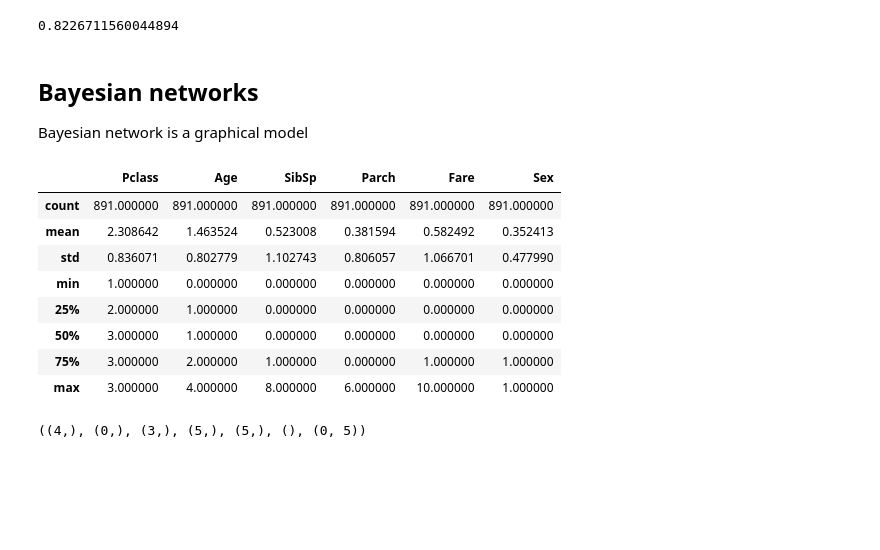
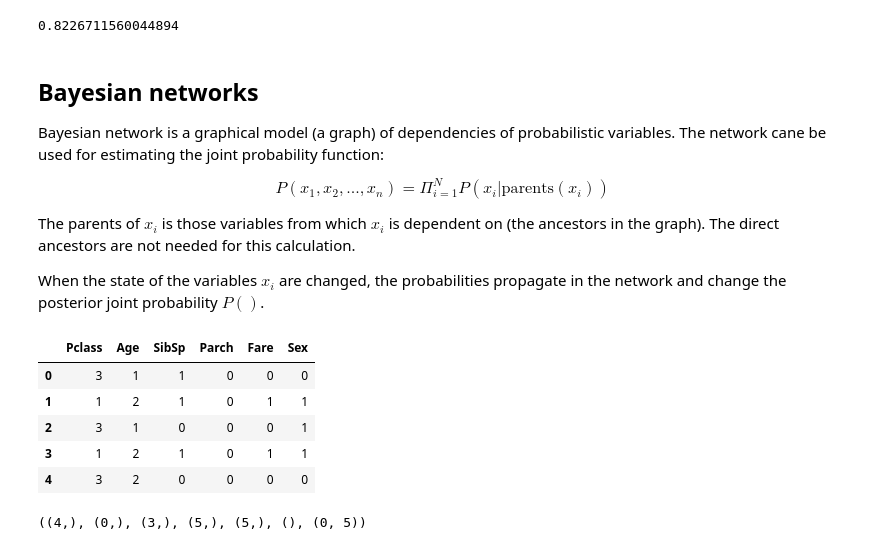
Before and after one commit to pevalisuo/AI, a Jupyter notebook: AI_Book/inference.ipynb, the cells around one changed output. Saved outputs shown, nothing was run; the diff lists cells and outputs as text; code cells hidden in the pictures; blank space fills up the shorter version.

Commit message:
Updated the probabilistic inference lecture

```diff
--- a/AI_Book/inference.ipynb
+++ b/AI_Book/inference.ipynb
@@ -244,27 +255,32 @@ CategoricalNB()
 accuracy_score(y_true=y, y_pred=model.predict(X.fillna(method='pad')))
 # %% [output]
 0.8226711560044894
-# %% [markdown]
-## Bayesian networks
-
-Bayesian network is a graphical model
+# %% [markdown]
+## Bayesian networks
+
+Bayesian network is a graphical model (a graph) of dependencies of probabilistic variables. The network cane be used for estimating the joint probability function:
+
+$$
+  P(x_1, x_2, ..., x_n) = \Pi_{i=1}^{N}P(x_i | \mathrm{parents}(x_i))
+$$
+
+The parents of $x_i$ is those variables from which $x_i$ is dependent on (the ancestors in the graph). The direct ancestors are not needed for this calculation.
+
+When the state of the variables $x_i$ are changed, the probabilities propagate in the network and change the posterior joint probability $P()$.
 # %%
 #Xf=X.fillna(method='pad')
 Xf=X.copy()
 Xf['Age'] = round(train.fillna(method='pad').Age/20).astype('int')
 Xf['Fare'] = round(train.fillna(method='pad').Fare/50).astype('int')
 Xf.head()
-Xf.describe()
+#Xf.describe()
 # %% [output]
 |  | Pclass | Age | SibSp | Parch | Fare | Sex |
-| count | 891.000000 | 891.000000 | 891.000000 | 891.000000 | 891.000000 | 891.000000 |
-| mean | 2.308642 | 1.463524 | 0.523008 | 0.381594 | 0.582492 | 0.352413 |
-| std | 0.836071 | 0.802779 | 1.102743 | 0.806057 | 1.066701 | 0.477990 |
-| min | 1.000000 | 0.000000 | 0.000000 | 0.000000 | 0.000000 | 0.000000 |
-| 25% | 2.000000 | 1.000000 | 0.000000 | 0.000000 | 0.000000 | 0.000000 |
-| 50% | 3.000000 | 1.000000 | 0.000000 | 0.000000 | 0.000000 | 0.000000 |
-| 75% | 3.000000 | 2.000000 | 1.000000 | 0.000000 | 1.000000 | 1.000000 |
-| max | 3.000000 | 4.000000 | 8.000000 | 6.000000 | 10.000000 | 1.000000 |
+| 0 | 3 | 1 | 1 | 0 | 0 | 0 |
+| 1 | 1 | 2 | 1 | 0 | 1 | 1 |
+| 2 | 3 | 1 | 0 | 0 | 0 | 1 |
+| 3 | 1 | 2 | 1 | 0 | 1 | 1 |
+| 4 | 3 | 2 | 0 | 0 | 0 | 0 |
 # %%
 from pomegranate import BayesianNetwork
 
```
Also changed, not shown: parts of 4 cells of this notebook.
